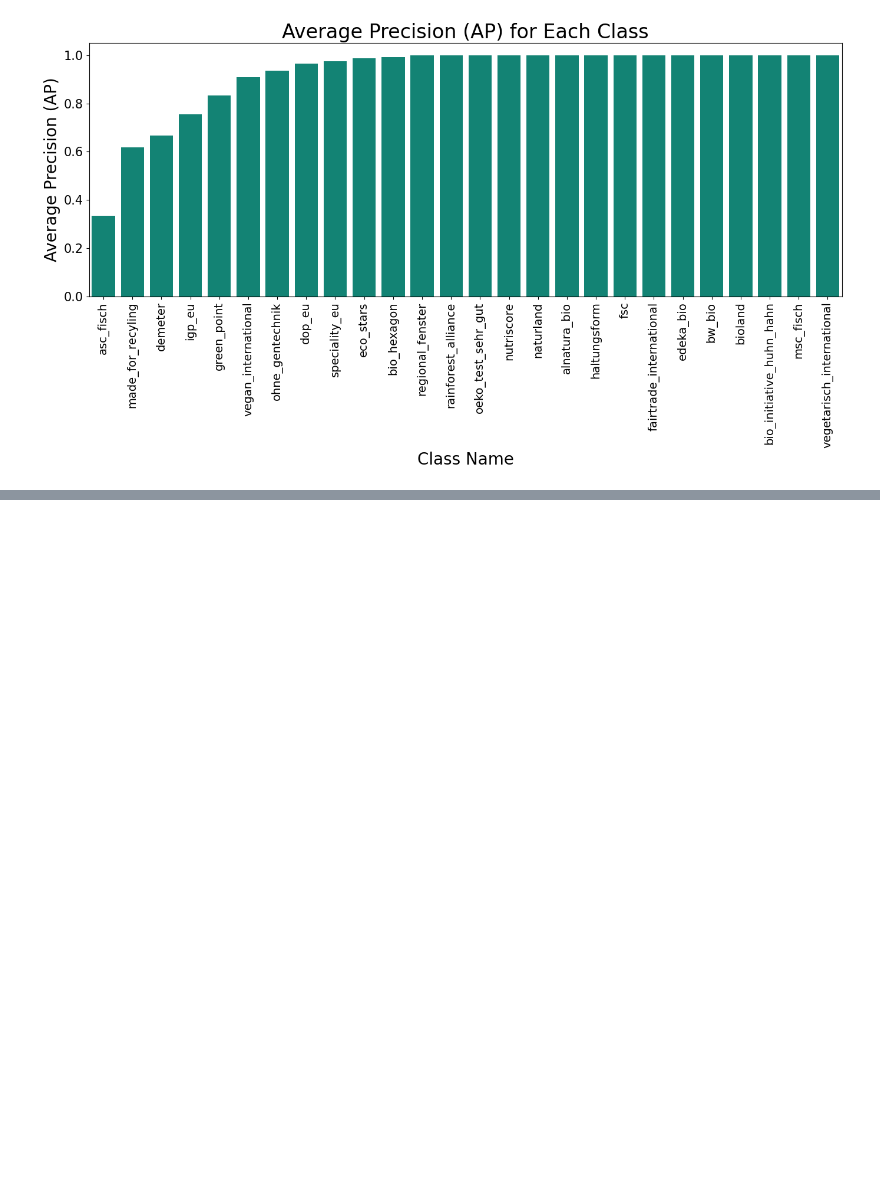
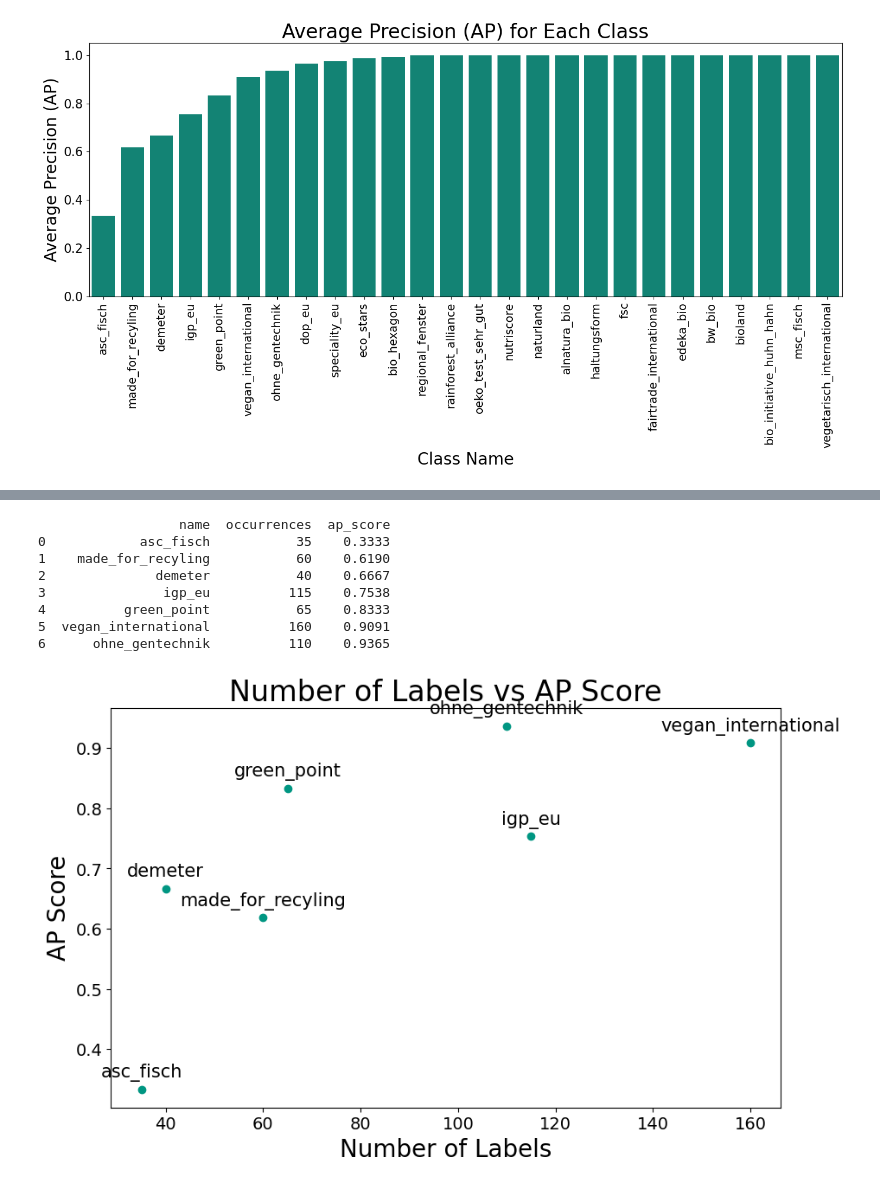
Before and after one commit to Stefan-Horst/FoodLabelGuide, a Jupyter notebook: evaluation_of_performance/results_visualization.ipynb, the cells around one changed output, grey strips where cells are left out. Saved outputs shown, nothing was run; the diff lists cells and outputs as text; code cells hidden in the pictures; blank space fills up the shorter version.

```diff
--- a/evaluation_of_performance/results_visualization.ipynb
+++ b/evaluation_of_performance/results_visualization.ipynb
@@ -383,0 +604,17 @@ plot_average_precision_new(df_clean.sort_values("ap"), title='Average Precision
+# %%
+# Sort the DataFrame and select the top 7 rows with the lowest 'ap_score'
+df_poor_performance = df_occurrences_ap.sort_values('ap_score', ascending=True)[:7]
+# Reset the index of the sorted DataFrame
+df_poor_performance.reset_index(drop=True, inplace=True)
+print(df_poor_performance)
+create_scatter_plot(df_poor_performance, 'occurrences', 'ap_score', 'name', 'Teal', 'Number of Labels', 'AP Score', 'Number of Labels vs AP Score')
+# %% [output]
+                  name  occurrences  ap_score
+0            asc_fisch           35    0.3333
+1    made_for_recyling           60    0.6190
+2              demeter           40    0.6667
+3               igp_eu          115    0.7538
+4          green_point           65    0.8333
+5  vegan_international          160    0.9091
+6      ohne_gentechnik          110    0.9365
+[figure, added]
```
Also changed, not shown: parts of 12 cells of this notebook, 9 other files.
